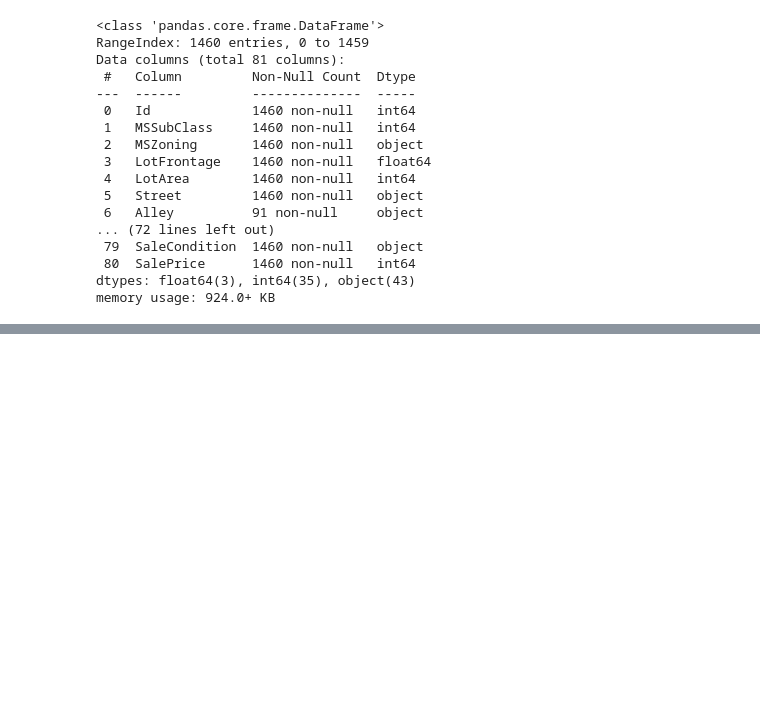
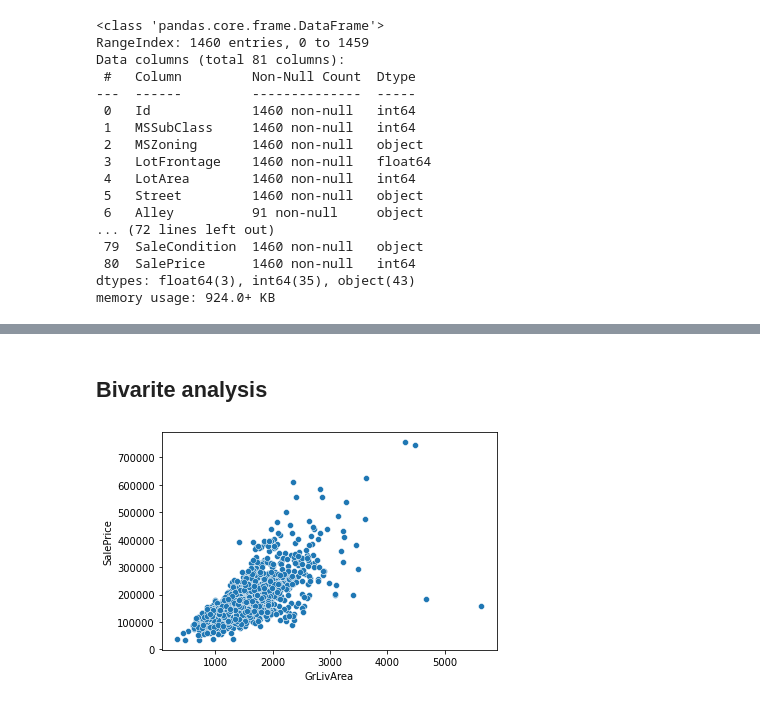
Before and after one commit to gsub17/PYTHON_BASIC, a Jupyter notebook: Data Science/19 EDA(Exploratory data analysis)/EDA (Exploratory data analysis).ipynb, the cells around one changed output, grey strips where cells are left out. Cells and saved outputs as stored; diff of their text form; code cells hidden in the pictures; blank space fills up the shorter version.

```diff
--- a/Data Science/19 EDA(Exploratory data analysis)/EDA (Exploratory data analysis).ipynb
+++ b/Data Science/19 EDA(Exploratory data analysis)/EDA (Exploratory data analysis).ipynb
@@ -253,0 +576,7 @@ memory usage: 924.0+ KB
+# %% [markdown]
+## Bivarite analysis
+# %%
+sns.scatterplot(x = dataset['GrLivArea'] , y =dataset['SalePrice'])
+plt.show()
+# %% [output]
+[figure, added]
```
Also changed, not shown: parts of 79 cells of this notebook.
